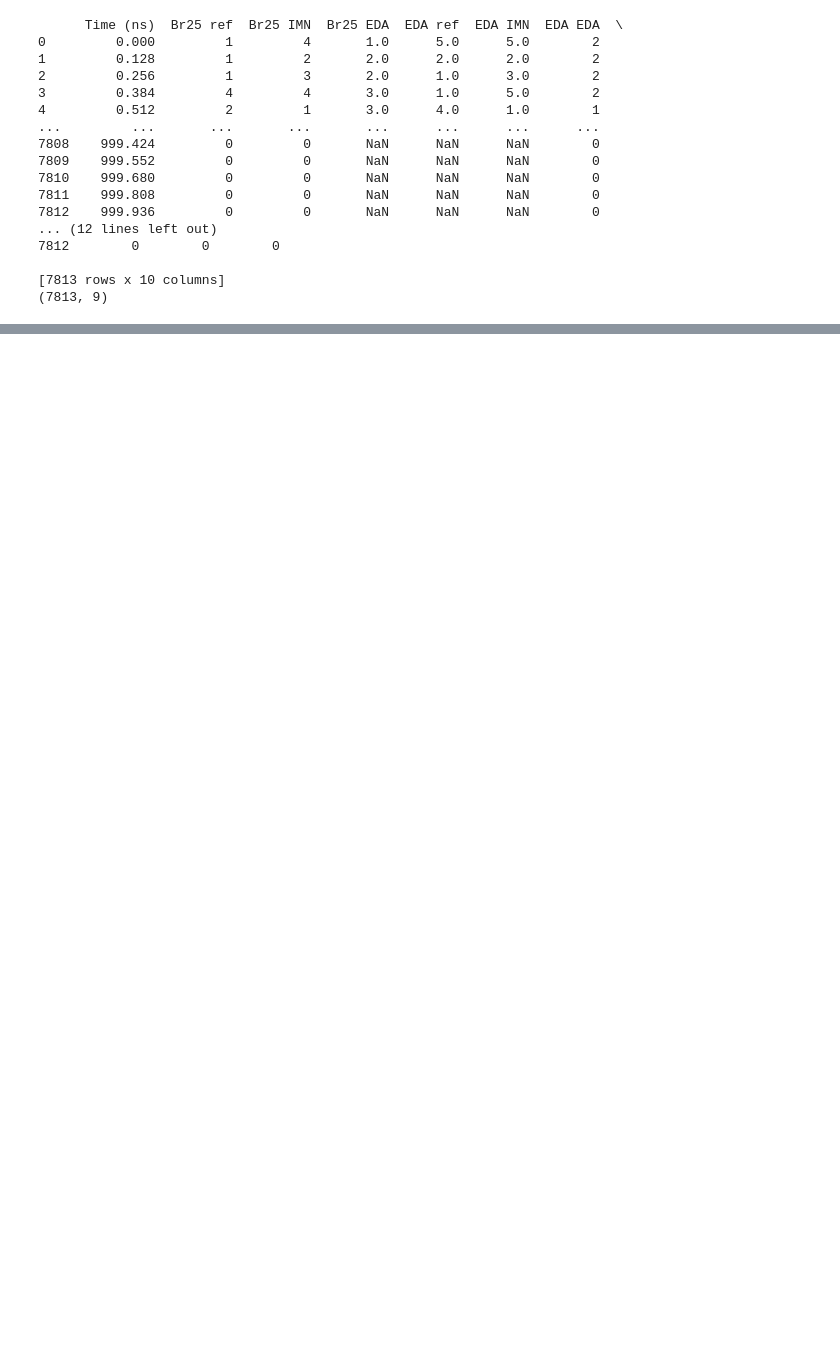
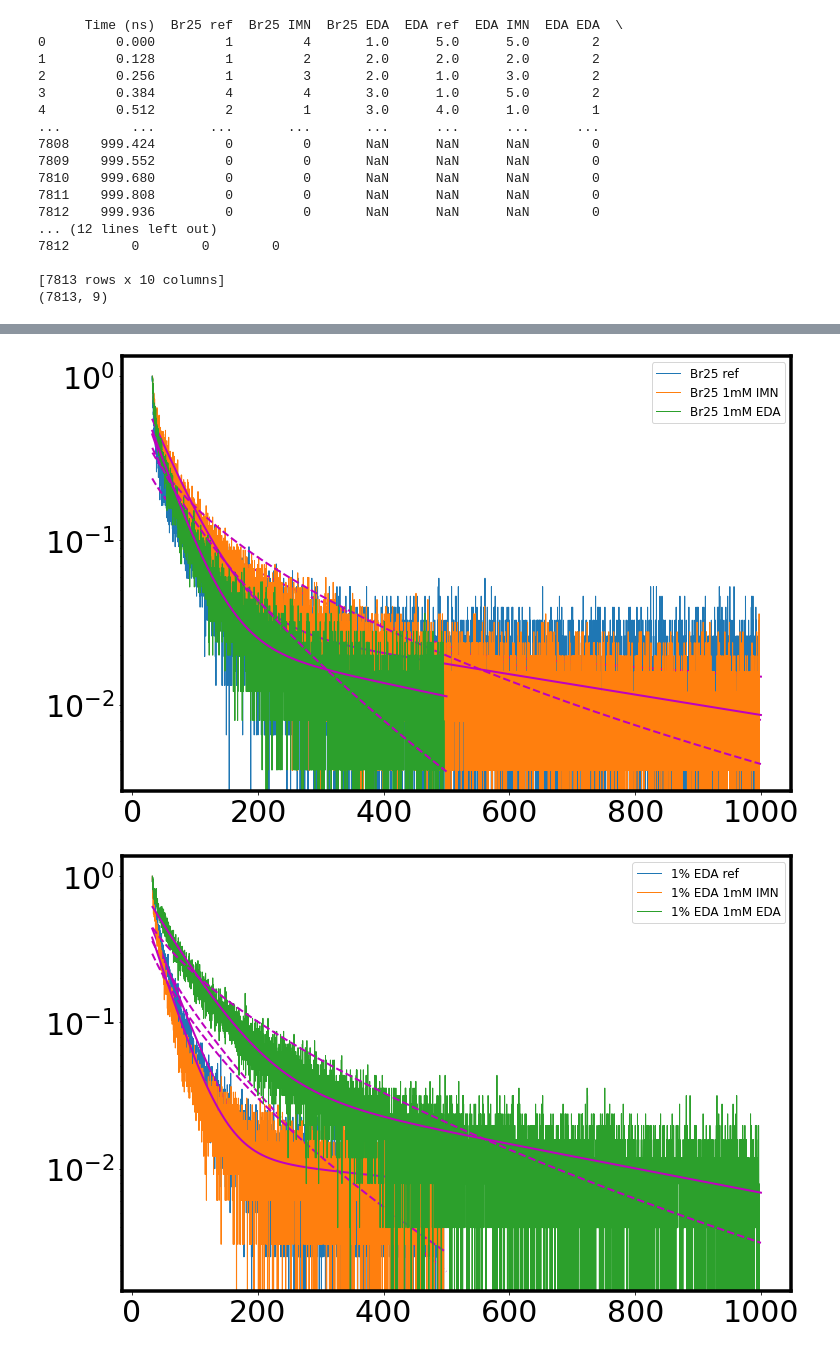
Before and after one commit to aaroncweaver/4_22_22_TRPL, a Jupyter notebook: Br25_EDA_IMN/IMN_EDA_1mM_TRPL.ipynb, the cells around one changed output, grey strips where cells are left out. Drawn from its saved outputs; the diff is of its cells as text; code cells hidden in the pictures; blank space fills up the shorter version.

```diff
--- a/Br25_EDA_IMN/IMN_EDA_1mM_TRPL.ipynb
+++ b/Br25_EDA_IMN/IMN_EDA_1mM_TRPL.ipynb
@@ -146,0 +148,52 @@ plt.show()
+# %%
+fig = plt.figure(figsize =(12, 8))
+for K in [0,1,2]:
+    plotter = K+1
+    time = data.values[np.int32(peaktime[K]):np.int32(prange[K]),0]
+    plt.plot(time, data.values[np.int32(peaktime[K]):np.int32(prange[K]),plotter]/np.max(data.values[:np.int32(prange[K]),plotter]), lw = 1,label = names1[K])
+#     plt.plot(time, strfits[np.int32(peaktime[K]):np.int32(prange[K]),plotter], 'm--', lw = 2, label=names1[K] + " Stretched exp fit")
+#     plt.plot(time, dubfits[np.int32(peaktime[K]):np.int32(prange[K]),plotter], 'm-', lw = 2, label=names1[K] + " Double exp fit")
+    plt.plot(time, strfits[np.int32(peaktime[K]):np.int32(prange[K]),plotter], 'm--', lw = 2, )
+    plt.plot(time, dubfits[np.int32(peaktime[K]):np.int32(prange[K]),plotter], 'm-', lw = 2, )
+
+plt.yscale('log')
+plt.legend(fontsize = "large",)
+
+plt.show()
+
+
+fig = plt.figure(figsize =(12, 8))
+for K in [3,4,5]:
+    plotter = K+1
+    time = data.values[np.int32(peaktime[K]):np.int32(prange[K]),0]
+    plt.plot(time, data.values[np.int32(peaktime[K]):np.int32(prange[K]),plotter]/np.max(data.values[:np.int32(prange[K]),plotter]), lw = 1,label = names1[K])
+#     plt.plot(time, strfits[np.int32(peaktime[K]):np.int32(prange[K]),plotter], 'm--', lw = 2, label=names1[K] + " Stretched exp fit")
+#     plt.plot(time, dubfits[np.int32(peaktime[K]):np.int32(prange[K]),plotter], 'm-', lw = 2, label=names1[K] + " Double exp fit")
+    plt.plot(time, strfits[np.int32(peaktime[K]):np.int32(prange[K]),plotter], 'm--', lw = 2, )
+    plt.plot(time, dubfits[np.int32(peaktime[K]):np.int32(prange[K]),plotter], 'm-', lw = 2, )
+
+
+plt.yscale('log')
+plt.legend(fontsize = "large",)
+
+plt.show()
+
+
+fig = plt.figure(figsize =(12, 8))
+for K in [6,7,8]:
+    plotter = K+1
+    time = data.values[np.int32(peaktime[K]):np.int32(prange[K]),0]
+    plt.plot(time, data.values[np.int32(peaktime[K]):np.int32(prange[K]),plotter]/np.max(data.values[:np.int32(prange[K]),plotter]), lw = 1,label = names1[K])
+#     plt.plot(time, strfits[np.int32(peaktime[K]):np.int32(prange[K]),plotter], 'm--', lw = 2, label=names1[K] + " Stretched exp fit")
+#     plt.plot(time, dubfits[np.int32(peaktime[K]):np.int32(prange[K]),plotter], 'm-', lw = 2, label=names1[K] + " Double exp fit")
+    plt.plot(time, strfits[np.int32(peaktime[K]):np.int32(prange[K]),plotter], 'm--', lw = 2, )
+    plt.plot(time, dubfits[np.int32(peaktime[K]):np.int32(prange[K]),plotter], 'm-', lw = 2, )
+
+
+plt.yscale('log')
+plt.legend(fontsize = "large",)
+
+plt.show()
+# %% [output]
+[figure, added]
+[figure, added]
```
Also changed, not shown: parts of 6 cells of this notebook.
